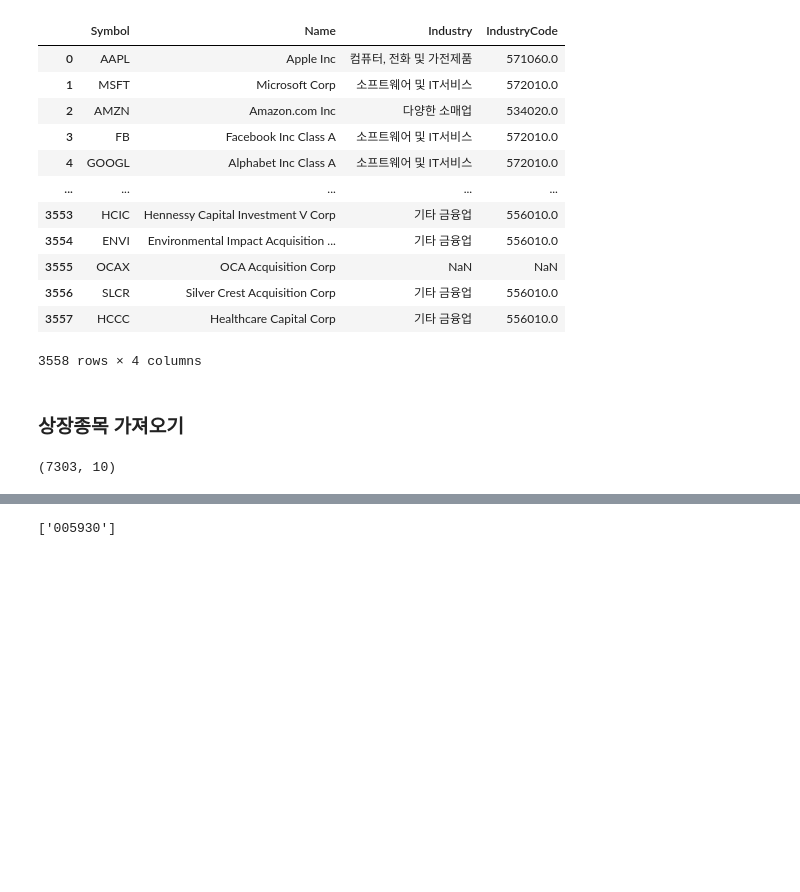
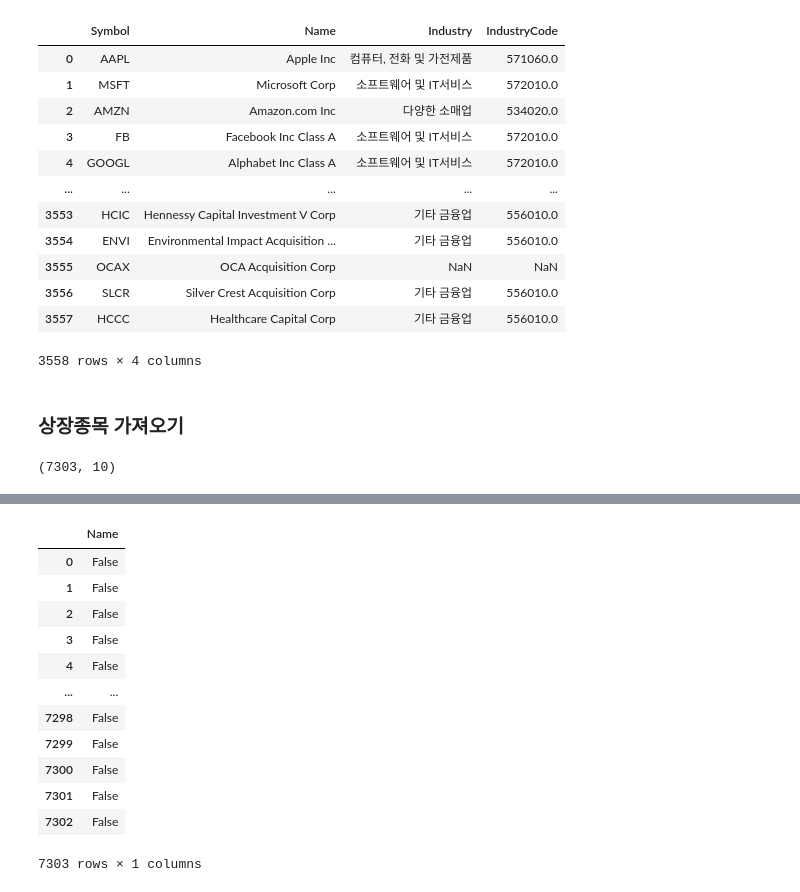
Before and after one commit to kimjinhyuk/LBD, a Jupyter notebook: data_science/analysis_stock_fdr/FDR_P01.ipynb, the cells around one changed output, grey strips where cells are left out. Drawn from its saved outputs; the diff is of its cells as text; code cells hidden in the pictures; blank space fills up the shorter version.

```diff
--- a/data_science/analysis_stock_fdr/FDR_P01.ipynb
+++ b/data_science/analysis_stock_fdr/FDR_P01.ipynb
@@ -124,7 +124,21 @@ def item_code_by_item_name(item_name):
     item_code_list = df_krx.loc[df_krx["Name"] == item_name, "Symbol"].tolist()
     if len(item_code_list) > 0:
         return item_code_list
-# %%
-item_code_by_item_name('삼성전자')
-# %% [output]
-['005930']
+# %%
+sb_samsung = item_code_by_item_name('삼성전자')
+# %%
+df_krx[["Name"]] == sb_samsung
+# %% [output]
+|  | Name |
+| 0 | False |
+| 1 | False |
+| 2 | False |
+| 3 | False |
+| 4 | False |
+| ... | ... |
+| 7298 | False |
+| 7299 | False |
+| 7300 | False |
+| 7301 | False |
+| 7302 | False |
+7303 rows × 1 columns
```
Also changed, not shown: parts of 2 cells of this notebook.
